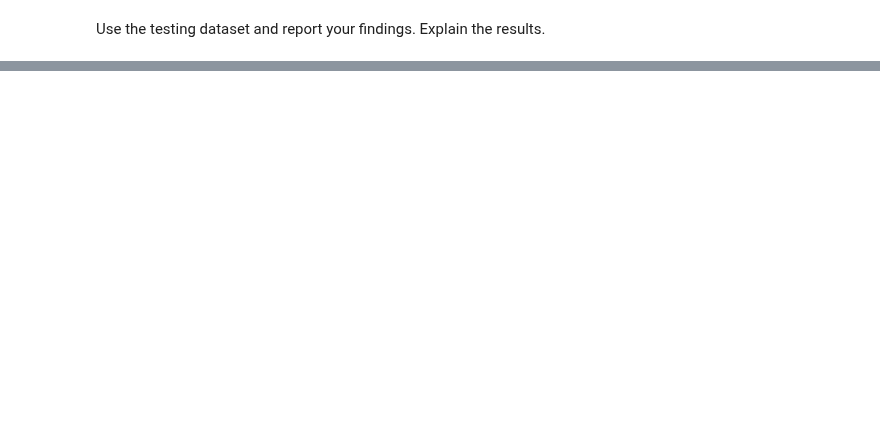
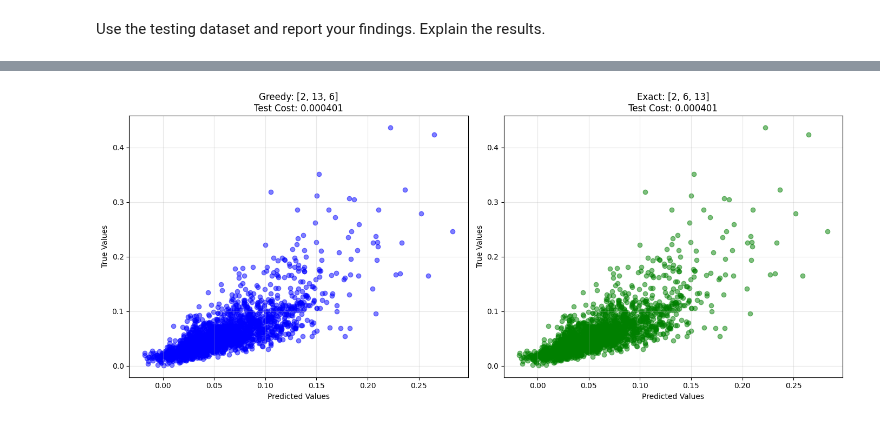
Before and after one commit to Evyatar-shaked/dani-and-evyatar-ML, a Jupyter notebook: HW2/hw2.ipynb, the cells around one changed output, grey strips where cells are left out. Saved outputs shown, nothing was run; the diff lists cells and outputs as text; code cells hidden in the pictures; blank space fills up the shorter version.

```diff
--- a/HW2/hw2.ipynb
+++ b/HW2/hw2.ipynb
@@ -527,17 +527,19 @@ def generate_triplets(X):
     'itertools'.di
 
     Input:
-    - X: Inputs (n features over m instances).
+    - X: Inputs (n features over m instances, including bias at column 0).
 
     Output:
-    - A python list containing all feature triplets as integers.
+    - A python list containing all feature triplets as integers (excluding bias).
     """
 
     triplets = []
     ###########################################################################
     # TODO: Implement the function.                                           #
     ###########################################################################
-    itertools_triplets = itertools.combinations(range(X.shape[1]), 3)
+    # Generate triplets from actual features only (exclude bias column at index 0)
+    n_features = X.shape[1] - 1  # subtract 1 for bias column
+    itertools_triplets = itertools.combinations(range(n_features), 3)
     triplets = [triplet for triplet in itertools_triplets]
     ###########################################################################
     #                             END OF YOUR CODE                            #
@@ -627,3 +651,4 @@ def find_best_triplet(X_train, y_train, X_val, y_val, triplets, alpha, num_iter)
 # %%
-find_best_triplet(X_train, y_train, X_val, y_val, triplets, alpha=best_alpha, num_iter=20000)
+best_triplet = find_best_triplet(X_train, y_train, X_val, y_val, triplets, alpha=best_alpha, num_iter=20000)
+print(best_triplet)
 # %% [output]
@@ -644,0 +760,78 @@ Use the testing dataset and report your findings. Explain the results.
+# %%
+# ============================================================================
+# COMPARISON: Greedy (Forward Selection) vs Exact (Exhaustive Search)
+# ============================================================================
+
+print("Greedy features (forward selection):", selected_features)
+print("Exact features (exhaustive search): ", list(best_triplet))
+print()
+
+# Validation costs
+greedy_val_cost = validation_costs[-1]
+
+# Compute exact solution validation cost
+X_train_exact = X_train[:, [0] + [i + 1 for i in best_triplet]]
+X_val_exact = X_val[:, [0] + [i + 1 for i in best_triplet]]
+
+np.random.seed(42)
+theta_exact = np.random.random(size=4)
+theta_exact, _ = gradient_descent(X_train_exact, y_train, theta_exact, best_alpha, 20000)
+exact_val_cost = compute_cost(X_val_exact, y_val, theta_exact)
+
+print(f"Validation Cost - Greedy: {greedy_val_cost:.6f}")
+print(f"Validation Cost - Exact:  {exact_val_cost:.6f}")
+print(f"Difference:               {abs(greedy_val_cost - exact_val_cost):.6f} ({100 * abs(greedy_val_cost - exact_val_cost) / exact_val_cost:.2f}%)")
+print()
+
+# Test set evaluation
+X_train_greedy = X_train[:, [0] + [f + 1 for f in selected_features]]
+X_test_greedy = X_test[:, [0] + [f + 1 for f in selected_features]]
+X_test_exact = X_test[:, [0] + [i + 1 for i in best_triplet]]
+
+np.random.seed(42)
+theta_greedy = np.random.random(size=4)
+theta_greedy, _ = gradient_descent(X_train_greedy, y_train, theta_greedy, best_alpha, 20000)
+
+greedy_test_cost = compute_cost(X_test_greedy, y_test, theta_greedy)
+exact_test_cost = compute_cost(X_test_exact, y_test, theta_exact)
+
+print(f"Test Cost - Greedy: {greedy_test_cost:.6f}")
+print(f"Test Cost - Exact:  {exact_test_cost:.6f}")
+print(f"Difference:         {abs(greedy_test_cost - exact_test_cost):.6f}")
+print()
+
+# Visualization
+fig, axes = plt.subplots(1, 2, figsize=(14, 6))
+
+greedy_predictions = X_test_greedy @ theta_greedy
+axes[0].scatter(greedy_predictions, y_test, alpha=0.5, color='blue')
+axes[0].set_ylabel('True Values')
+axes[0].set_xlabel('Predicted Values')
+axes[0].set_title(f'Greedy: {selected_features}\nTest Cost: {greedy_test_cost:.6f}')
+axes[0].grid(True, alpha=0.3)
+
+exact_predictions = X_test_exact @ theta_exact
+axes[1].scatter(exact_predictions, y_test, alpha=0.5, color='green')
+axes[1].set_ylabel('True Values')
+axes[1].set_xlabel('Predicted Values')
+axes[1].set_title(f'Exact: {list(best_triplet)}\nTest Cost: {exact_test_cost:.6f}')
+axes[1].grid(True, alpha=0.3)
+
+plt.tight_layout()
+plt.show()
+
+# Summary
+if set(selected_features) == set(best_triplet):
+    print("✓ Greedy found the SAME solution as exhaustive search!")
+    print("  This means the greedy heuristic found the global optimum in this case.")
+else:
+    print("✗ Greedy found a DIFFERENT solution than exhaustive search.")
+    if exact_val_cost < greedy_val_cost:
+        print("  ✓ As expected: Exhaustive search found a better (lower cost) solution.")
+        print(f"  Improvement: {100 * (greedy_val_cost - exact_val_cost) / greedy_val_cost:.2f}%")
+    elif greedy_val_cost < exact_val_cost:
+        print("  ✗ Unexpected: Greedy found a better solution - this indicates a comparison error!")
+    else:
+        print("  Both methods achieved the same validation cost despite different features.")
+    print(f"  Greedy is faster: O(n²) = {18**2} evaluations vs O(n³) = {len(triplets)} evaluations")
+# %% [output]
@@ -644,0 +848 @@ Use the testing dataset and report your findings. Explain the results.
+[figure, added]
```
Also changed, not shown: parts of 14 cells of this notebook.
